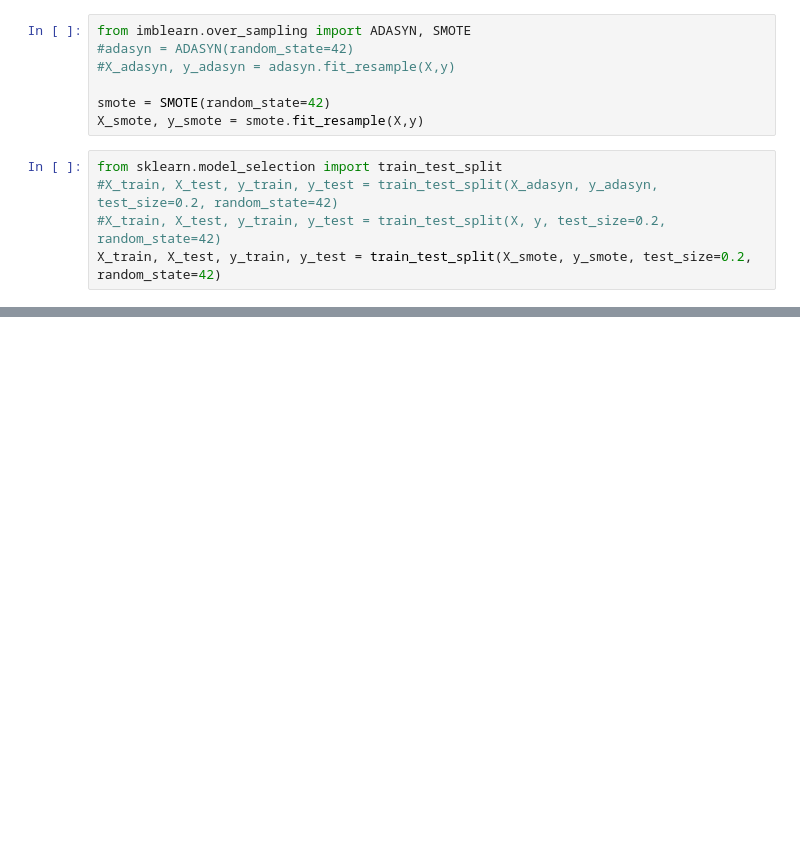
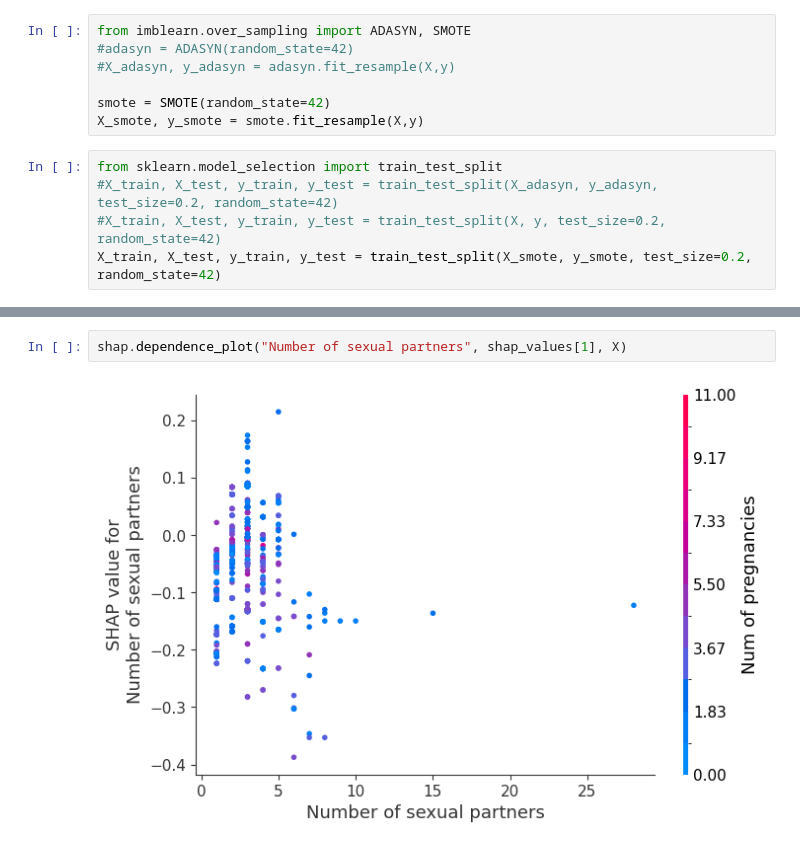
Before and after one commit to tozanni/hdw_interpretability, a Jupyter notebook: 03-Shap-Cervical-Cancer.ipynb, the cells around one changed output, grey strips where cells are left out. Cells and saved outputs as stored; diff of their text form; blank space fills up the shorter version.

```diff
--- a/03-Shap-Cervical-Cancer.ipynb
+++ b/03-Shap-Cervical-Cancer.ipynb
@@ -153,0 +154,4 @@ shap.dependence_plot(0, shap_values[1], X)
+# %%
+shap.dependence_plot("Number of sexual partners", shap_values[1], X)
+# %% [output]
+[figure, added]
```
Also changed, not shown: parts of 7 cells of this notebook.
